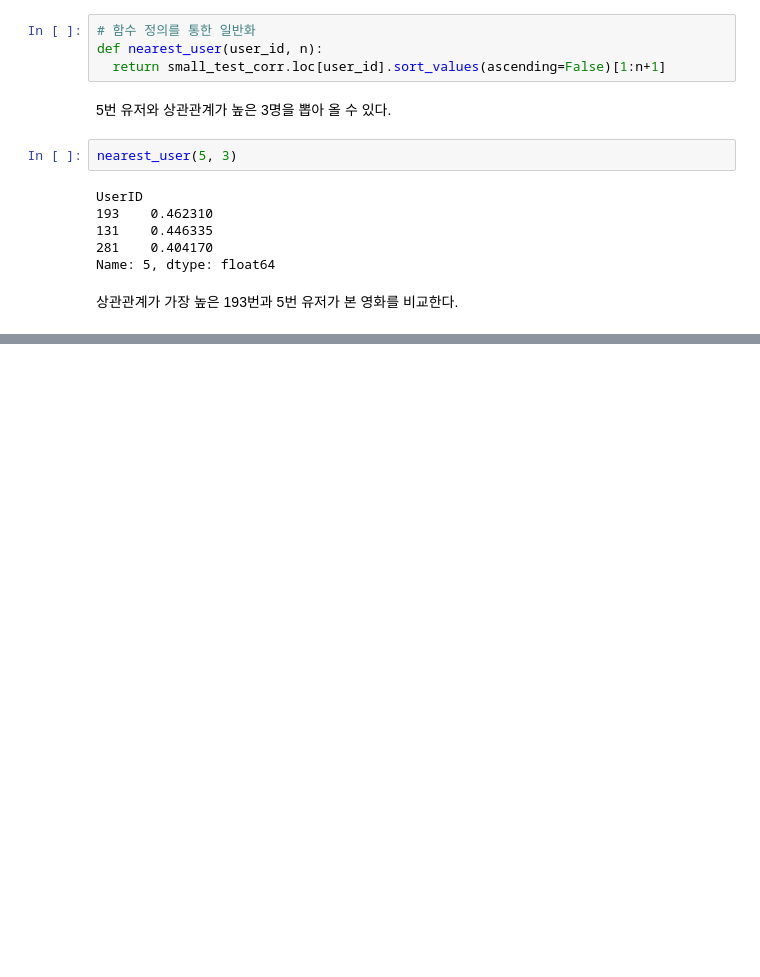
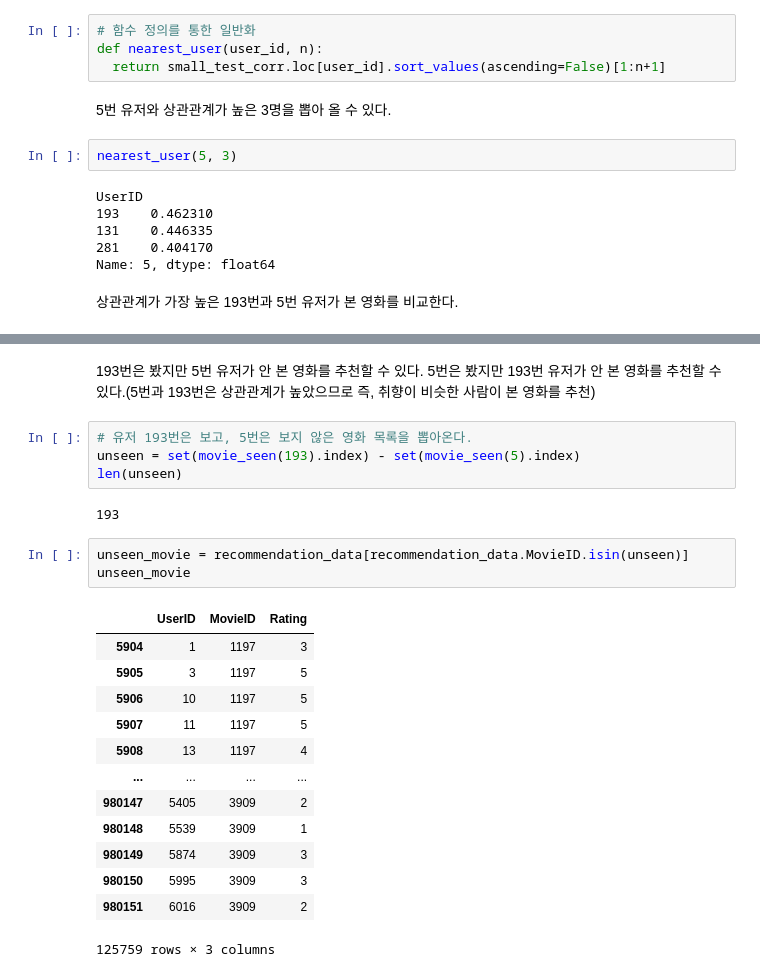
Before and after one commit to dlscks/pythondemo, a Jupyter notebook: python_31_영화추천.ipynb, the cells around one changed output, grey strips where cells are left out. Cells and saved outputs as stored; diff of their text form; blank space fills up the shorter version.

```diff
--- a/python_31_영화추천.ipynb
+++ b/python_31_영화추천.ipynb
@@ -683,0 +721,25 @@ Name: 5, dtype: float64
+# %% [markdown]
+193번은 봤지만 5번 유저가 안 본 영화를 추천할 수 있다. 5번은 봤지만 193번 유저가 안 본 영화를 추천할 수 있다.(5번과 193번은 상관관계가 높았으므로 즉, 취향이 비슷한 사람이 본 영화를 추천)
+# %%
+# 유저 193번은 보고, 5번은 보지 않은 영화 목록을 뽑아온다.
+unseen = set(movie_seen(193).index) - set(movie_seen(5).index)
+len(unseen)
+# %% [output]
+193
+# %%
+unseen_movie = recommendation_data[recommendation_data.MovieID.isin(unseen)]
+unseen_movie
+# %% [output]
+|  | UserID | MovieID | Rating |
+| 5904 | 1 | 1197 | 3 |
+| 5905 | 3 | 1197 | 5 |
+| 5906 | 10 | 1197 | 5 |
+| 5907 | 11 | 1197 | 5 |
+| 5908 | 13 | 1197 | 4 |
+| ... | ... | ... | ... |
+| 980147 | 5405 | 3909 | 2 |
+| 980148 | 5539 | 3909 | 1 |
+| 980149 | 5874 | 3909 | 3 |
+| 980150 | 5995 | 3909 | 3 |
+| 980151 | 6016 | 3909 | 2 |
+125759 rows × 3 columns
```
Also changed, not shown: parts of 10 cells of this notebook.
